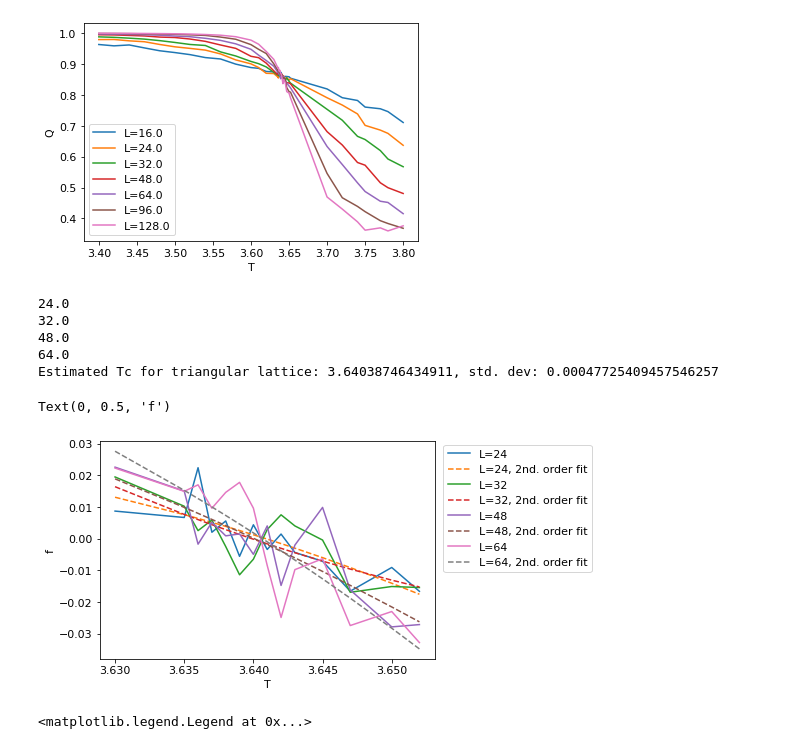
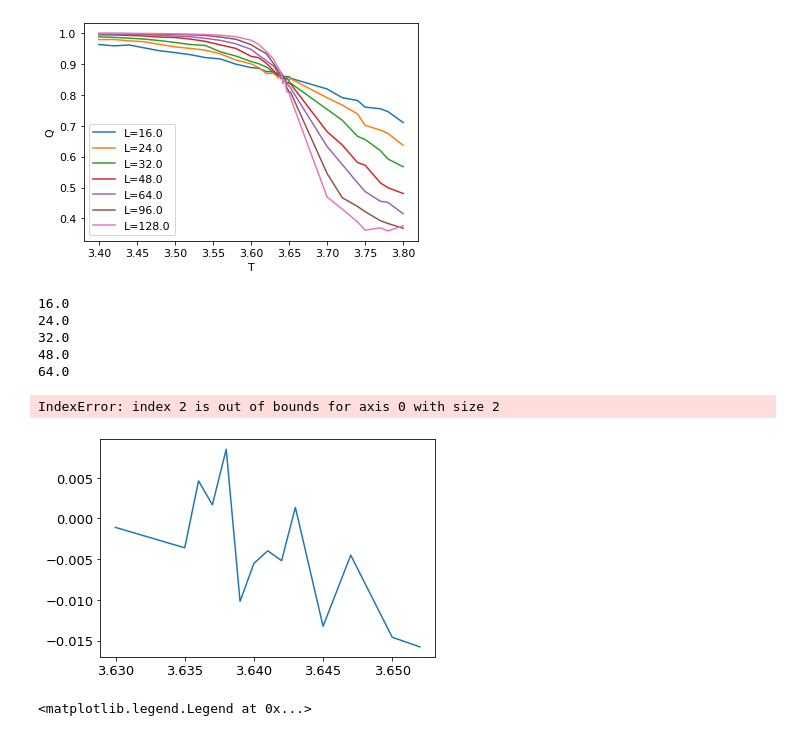
Before and after one commit to klashenriksson/MCSim_CPF, a Jupyter notebook: analysis/lab2/result_analyzer.ipynb, the cells around one changed output. Saved outputs shown, nothing was run; the diff lists cells and outputs as text; code cells hidden in the pictures.

```diff
--- a/analysis/lab2/result_analyzer.ipynb
+++ b/analysis/lab2/result_analyzer.ipynb
@@ -240,19 +240,21 @@ for T_key in c_256:
     corr_val = corr_val.iloc[:L_half]
 
     x_over_epsi = x*(T - Tc)
-    x_over_epsi = x_over_epsi[x_over_epsi <= (4 if T > 2.28 else 4)]
+    x_over_epsi = x_over_epsi[x_over_epsi <= (4 if T > 2.28 else 0.7)]
+    x_over_epsi = x_over_epsi[x_over_epsi >= (0.2 if T > 2.28 else 0.4)]
     ax.plot(x_over_epsi, corr_val[x_over_epsi.index], '-', label=f"T={T}")
     ax2.plot(x_over_epsi, corr_val[x_over_epsi.index], '-', label=f"T={T}")
+
+    #polyfit stuff
+    coef = np.polyfit(x_over_epsi, np.log(corr_val[x_over_epsi.index]), 1)
+    eppsi = -1/coef[0]*(1.0/(T-Tc))
+    ax.plot(x_over_epsi, np.exp(coef[1] + coef[0]*x_over_epsi), '--')
 
     x = x[x < (100 if T < 2.36 else 55)]
     x = x[x > 25]
     corr_val = corr_val[x.index]
 
     ax1.plot(x, corr_val, '-', label=f"T={T}")
-    #polyfit stuff
-    coef = np.polyfit(x, np.log(corr_val), 1)
-    eppsi = -1/coef[0]
-    ax1.plot(x, np.exp(coef[1] + coef[0]*x), '--')
 
     epsi = 1.0/(T-Tc)
     epsilons["T"].append(T)
@@ -511,6 +513,7 @@ Text(0.5, 0, 'T')
 f_dict = {"T": [], "L": [], "value": []}
 
 ddfs = [
+    df[df["L"] == 16],
     df[df["L"] == 24],
     df[df["L"] == 32],
     df[df["L"] == 48],
@@ -533,43 +536,44 @@ for df_i in ddfs:
 f = pd.DataFrame.from_dict(f_dict)
 
 fig, ax = plt.subplots()
 
-Ls = [24, 32, 48, 64]
+Ls = [16, 24, 32, 48, 64]
 
 Tc_tris = []
 
 for L in Ls:
     f_L = f[f["L"] == L]
     f_L = f_L[f_L["T"] > 3.62]
     f_L = f_L[f_L["T"] < 3.67]
 
     T = f_L["T"]
     f_value = f_L["value"]
 
-    coef = np.polyfit(T, f_value, 2)
-    D = coef[1]**2 - 4*coef[0]*coef[2]
-    Tc_tri = 1.0/(2.0 * coef[0]) * (-coef[1] - np.sqrt(D))
-    Tc_tris.append(Tc_tri)
+    ax.plot(T, f_value, label=f"L={L}")
+    if L != 16:
+        coef = np.polyfit(T, f_value, 2)
+        D = coef[1]**2 - 4*coef[0]*coef[2]
+        Tc_tri = 1.0/(2.0 * coef[0]) * (-coef[1] - np.sqrt(D))
+        Tc_tris.append(Tc_tri)
+        ax.plot(T, coef[0]*T**2 + coef[1]*T + coef[2], '--', label=f"L={L}, 2nd. order fit")
 
-    ax.plot(T, f_value, label=f"L={L}")
-    ax.plot(T, coef[0]*T**2 + coef[1]*T + coef[2], '--', label=f"L={L}, 2nd. order fit")
 
 ax.legend(bbox_to_anchor=(1.01, 1.01))
 
 Tc_tri = np.mean(Tc_tris)
 Tc_tri_vari = np.var(Tc_tris, ddof=1)
 print(f"Estimated Tc for triangular lattice: {Tc_tri}, std. dev: {np.sqrt(Tc_tri_vari)}")
 
 ax.set_xlabel("T")
 ax.set_ylabel("f")
 # %% [output]
+16.0
 24.0
 32.0
 48.0
 64.0
-Estimated Tc for triangular lattice: 3.64038746434911, std. dev: 0.00047725409457546257
-Text(0, 0.5, 'f')
+IndexError: index 2 is out of bounds for axis 0 with size 2
-[figure, old version]
+[figure, new version]
 # %%
 fig, ax = plt.subplots()
 for L in Ls:
```
Also changed, not shown: parts of 2 cells of this notebook, 1 other file.
